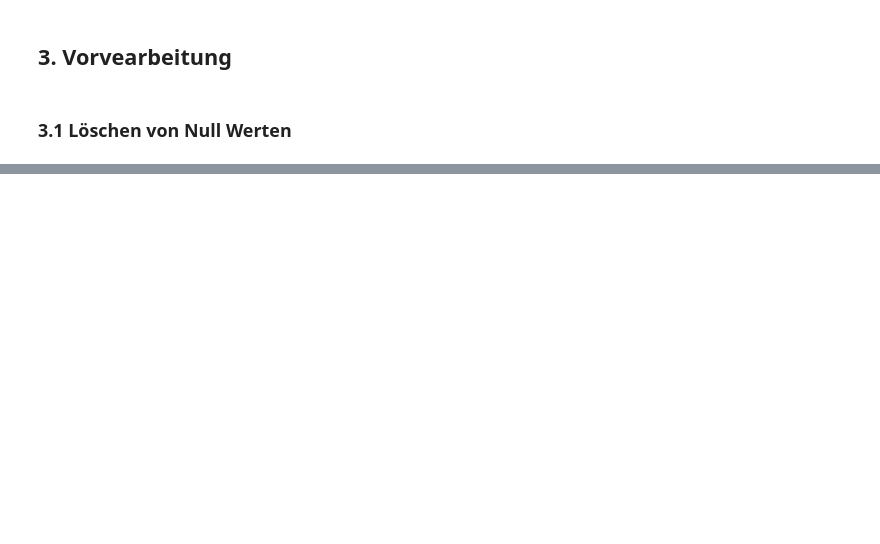
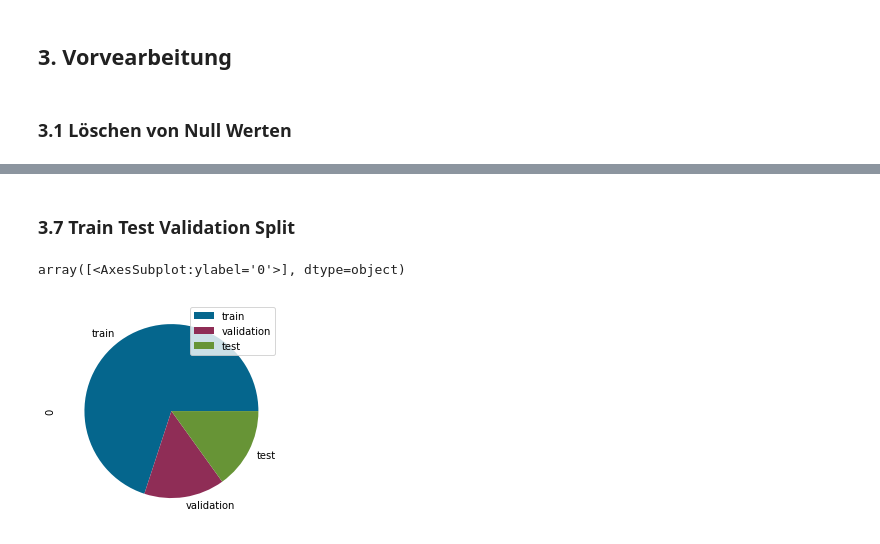
Before and after one commit to HautzmayerSheila/Titanic_Miniprojekt_KI, a Jupyter notebook: titanic.ipynb, the cells around one changed output, grey strips where cells are left out. Cells and saved outputs as stored; diff of their text form; code cells hidden in the pictures; blank space fills up the shorter version.

```diff
--- a/titanic.ipynb
+++ b/titanic.ipynb
@@ -134,0 +147,3 @@ NameError: name 'X_train' is not defined
+# %%
+ordinal_encoder = OrdinalEncoder()
+titanic_data_raw[['Sex']] = ordinal_encoder.fit_transform(titanic_data_raw[['Sex']])
@@ -134,0 +168,8 @@ NameError: name 'X_train' is not defined
+# %%
+one_hot_encoder = OneHotEncoder(sparse=False)
+
+one_hot_raw = pd.DataFrame(one_hot_encoder.fit_transform(titanic_data_raw[['Embarked']]), columns=one_hot_encoder.get_feature_names_out())
+
+one_hot_raw.index = titanic_data_raw.index
+titanic_data_raw = pd.concat([titanic_data_raw, one_hot_raw], axis=1)
+titanic_data_raw.drop(['Embarked'], axis=1, inplace=True)
@@ -134,0 +194,4 @@ NameError: name 'X_train' is not defined
+# %%
+simple_imputer = SimpleImputer(strategy='mean')
+
+titanic_data_raw[['Age']] = simple_imputer.fit_transform(titanic_data_raw[['Age']])
@@ -134,0 +213,16 @@ NameError: name 'X_train' is not defined
+# %% [markdown]
+### 3.7 Train Test Validation Split
+# %%
+my_test_and_val_size = 0.3
+my_random_state = 10
+
+X = titanic_data_raw[titanic_data_raw.columns[1:]]
+y = titanic_data_raw['Survived']
+
+X_train, X_test_full, y_train, y_test_full = train_test_split(X, y,random_state=my_random_state, test_size=my_test_and_val_size, stratify=y)
+X_val, X_test, y_val, y_test = train_test_split(X_test_full, y_test_full, random_state=my_random_state, test_size=0.5,  stratify=y_test_full)
+# %%
+pd.DataFrame([len(y_train), len(y_val), len(y_test)], index=['train','validation', 'test']).plot(kind='pie', subplots=True)
+# %% [output]
+array([<AxesSubplot:ylabel='0'>], dtype=object)
+[figure, added]
```
Also changed, not shown: parts of 85 cells of this notebook, 2 other files.
